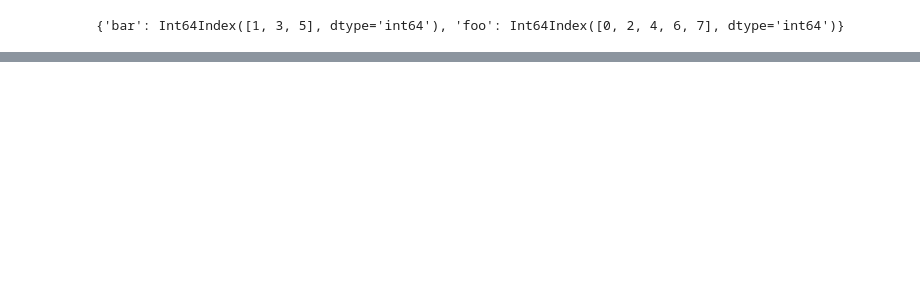
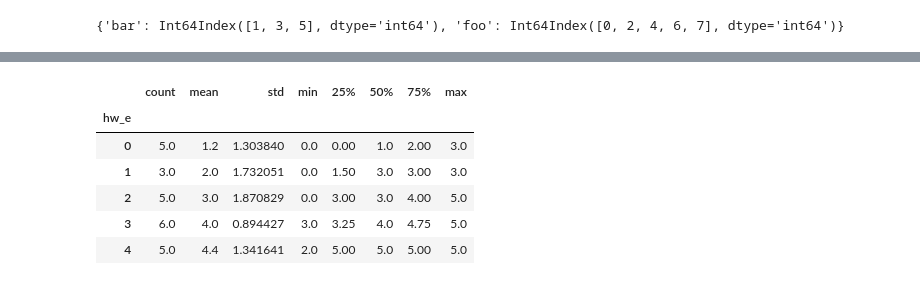
Before and after one commit to RobertTalbert/discretelinearcomputing, a Jupyter notebook: pandas/Group_by.ipynb, the cells around one changed output, grey strips where cells are left out. Cells and saved outputs as stored; diff of their text form; code cells hidden in the pictures; blank space fills up the shorter version.

```diff
--- a/pandas/Group_by.ipynb
+++ b/pandas/Group_by.ipynb
@@ -119,0 +267,12 @@ print(df.groupby(['A','B']).groups)
+# %%
+# Slice in to get one set of stats
+
+grouped.describe().pp_pass
+# %% [output]
+|  | count | mean | std | min | 25% | 50% | 75% | max |
+| hw_e |  |  |  |  |  |  |  |  |
+| 0 | 5.0 | 1.2 | 1.303840 | 0.0 | 0.00 | 1.0 | 2.00 | 3.0 |
+| 1 | 3.0 | 2.0 | 1.732051 | 0.0 | 1.50 | 3.0 | 3.00 | 3.0 |
+| 2 | 5.0 | 3.0 | 1.870829 | 0.0 | 3.00 | 3.0 | 4.00 | 5.0 |
+| 3 | 6.0 | 4.0 | 0.894427 | 3.0 | 3.25 | 4.0 | 4.75 | 5.0 |
+| 4 | 5.0 | 4.4 | 1.341641 | 2.0 | 5.00 | 5.0 | 5.00 | 5.0 |
```
Also changed, not shown: parts of 38 cells of this notebook, 7 other files.
